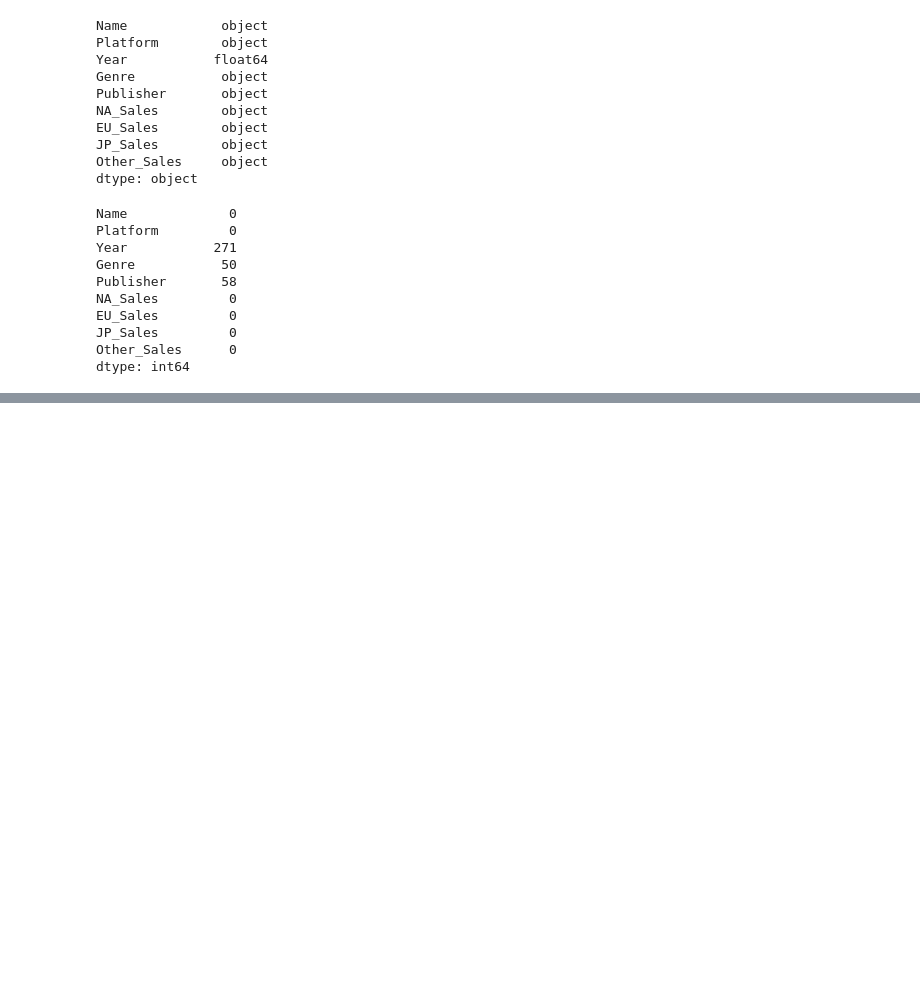
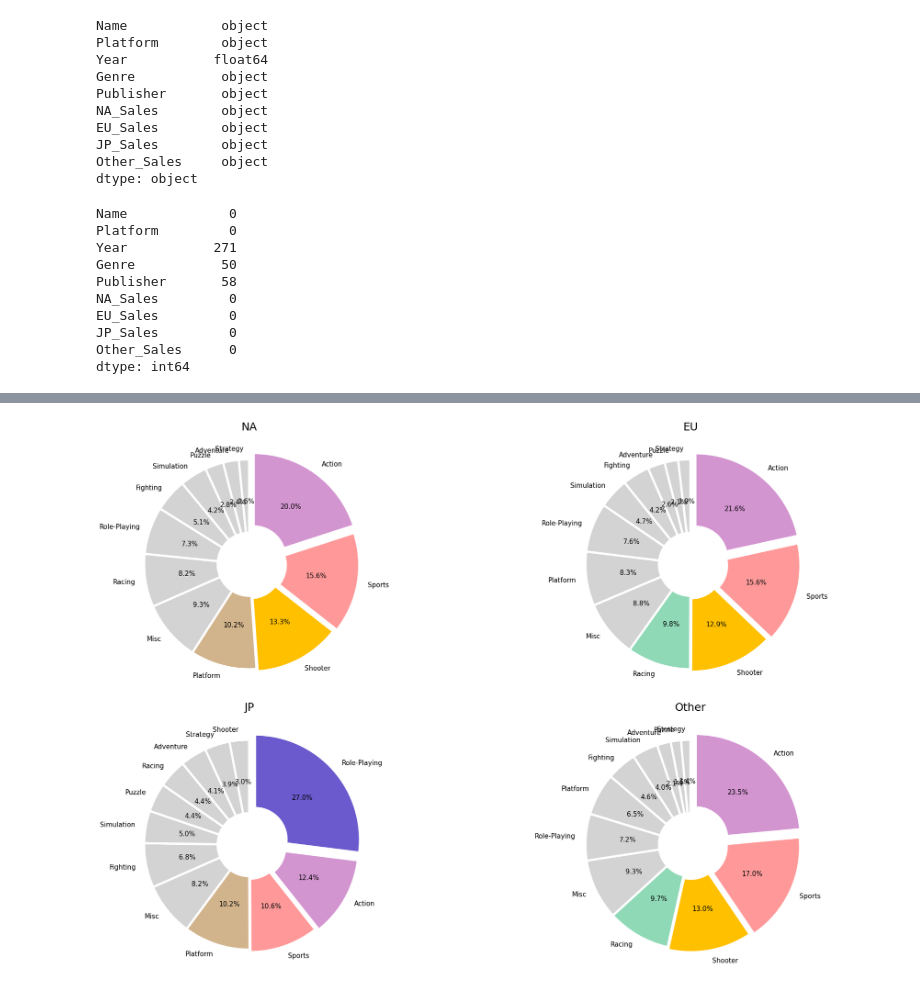
Before and after one commit to kihann/section-project, a Jupyter notebook: AI_07_이기한_Section_1.ipynb, the cells around one changed output, grey strips where cells are left out. Cells and saved outputs as stored; diff of their text form; code cells hidden in the pictures; blank space fills up the shorter version.

```diff
--- a/AI_07_이기한_Section_1.ipynb
+++ b/AI_07_이기한_Section_1.ipynb
@@ -338,0 +59,3 @@ pdf1[['Action', 'Adventure', 'Fighting']].plot(kind = 'line', figsize=(30, 15))
+# %%
+df1 = df.drop(['Name', 'Platform', 'Year', 'Publisher'], axis = 1)
+df1
@@ -338,0 +86,6 @@ pdf1[['Action', 'Adventure', 'Fighting']].plot(kind = 'line', figsize=(30, 15))
+# %%
+df1['NA_Sales'] = df1['NA_Sales'].apply(mynum)
+df1['EU_Sales'] = df1['EU_Sales'].apply(mynum)
+df1['JP_Sales'] = df1['JP_Sales'].apply(mynum)
+df1['Other_Sales'] = df1['Other_Sales'].apply(mynum)
+df1
@@ -338,0 +106,3 @@ pdf1[['Action', 'Adventure', 'Fighting']].plot(kind = 'line', figsize=(30, 15))
+# %%
+df1grp = df1.groupby('Genre').sum()
+df1grp
@@ -338,0 +124,6 @@ pdf1[['Action', 'Adventure', 'Fighting']].plot(kind = 'line', figsize=(30, 15))
+# %%
+df1_NA = df1grp['NA_Sales'].sort_values(ascending = False)
+df1_JP = df1grp['JP_Sales'].sort_values(ascending = False)
+df1_EU = df1grp['EU_Sales'].sort_values(ascending = False)
+df1_etc = df1grp['Other_Sales'].sort_values(ascending = False)
+df1_NA
@@ -338,0 +147,58 @@ pdf1[['Action', 'Adventure', 'Fighting']].plot(kind = 'line', figsize=(30, 15))
+# %%
+plt.figure(figsize = (32, 18))
+plt.rc('font', size = 15)
+
+explode = [0.075, 0.05, 0.025, 0, 0, 0, 0, 0, 0, 0, 0, 0]
+colors = ['#d395d0', '#ff9999', '#ffc000', '#8fd9b6', 'lightgrey', 'lightgrey', 'lightgrey', 'lightgrey', 'lightgrey', 'lightgrey', 'lightgrey', 'lightgrey']
+colors_NA = ['#d395d0', '#ff9999', '#ffc000', '#d2b48c', 'lightgrey', 'lightgrey', 'lightgrey', 'lightgrey', 'lightgrey', 'lightgrey', 'lightgrey', 'lightgrey']
+colors_JP = ['#6a5acd', '#d395d0', '#ff9999', '#d2b48c', 'lightgrey', 'lightgrey', 'lightgrey', 'lightgrey', 'lightgrey', 'lightgrey', 'lightgrey', 'lightgrey']
+wedgeprops = {'width': 0.7, 'edgecolor': 'w', 'linewidth': 5}
+
+plt.subplot(2, 2, 1)
+plt.pie(df1_NA,
+        labels = df1_NA.index,
+        autopct ='%.1f%%',
+        startangle = 90,
+        counterclock = False,
+        explode = explode,
+        colors = colors_NA,
+        wedgeprops = wedgeprops)
+plt.title('NA', fontsize = 25)
+
+plt.subplot(2, 2, 2)
+plt.pie(df1_EU,
+        labels = df1_EU.index,
+        autopct ='%.1f%%',
+        startangle = 90,
+        counterclock = False,
+        explode = explode,
+        colors = colors,
+        wedgeprops = wedgeprops)
+plt.title('EU', fontsize = 25)
+
+plt.subplot(2, 2, 3)
+plt.pie(df1_JP,
+        labels = df1_JP.index,
+        autopct ='%.1f%%',
+        startangle = 90,
+        counterclock = False,
+        explode = explode,
+        colors = colors_JP,
+        wedgeprops = wedgeprops)
+plt.title('JP', fontsize = 25)
+
+plt.subplot(2, 2, 4)
+plt.pie(df1_etc,
+        labels = df1_etc.index,
+        autopct ='%.1f%%',
+        startangle = 90,
+        counterclock = False,
+        explode = explode,
+        colors = colors,
+        wedgeprops = wedgeprops)
+plt.title('Other', fontsize = 25)
+
+plt.tight_layout()
+plt.show()
+# %% [output]
+[figure, added]
```
Also changed, not shown: parts of 51 cells of this notebook.
